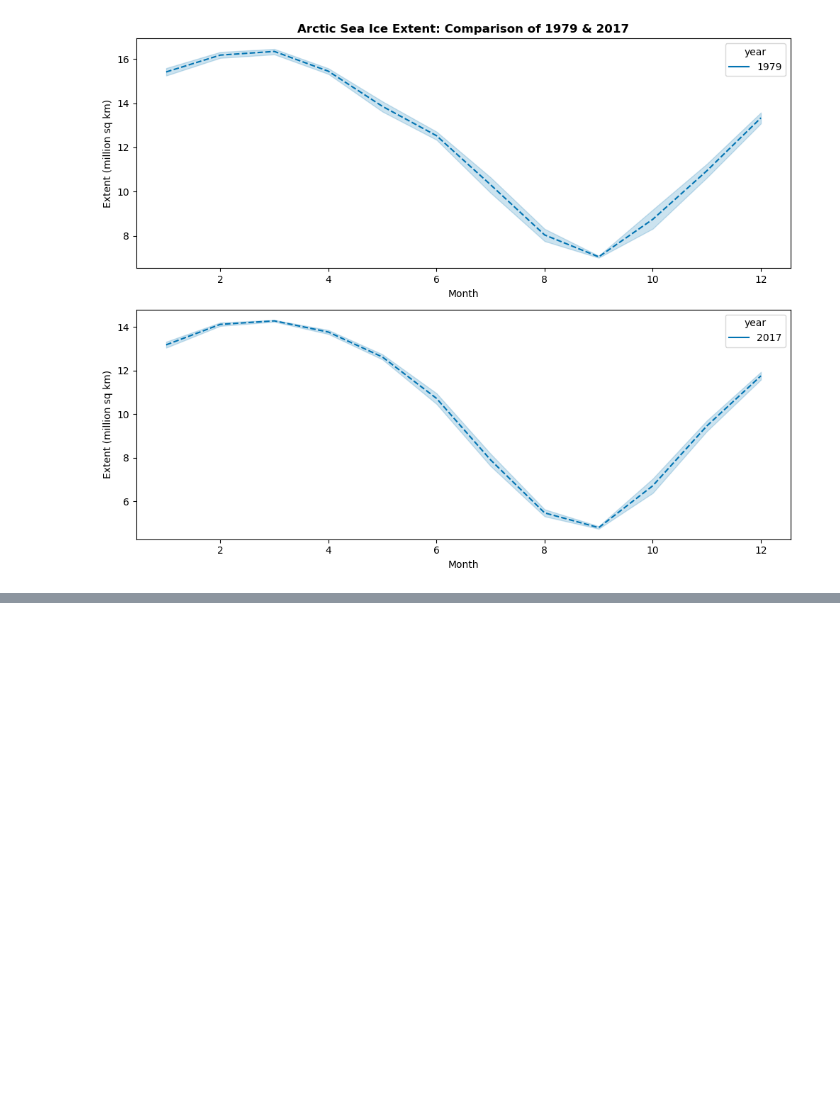
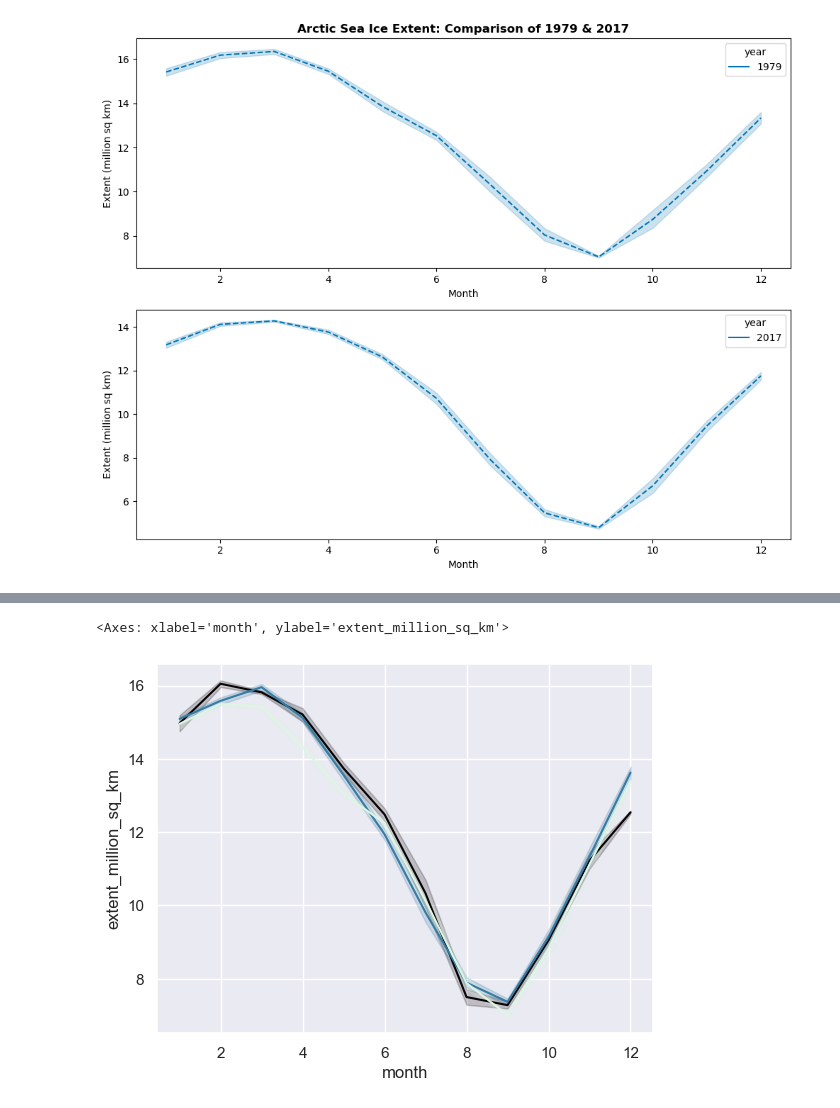
Before and after one commit to giantmagellan/SeaIceForecast, a Jupyter notebook: seaice_eda.ipynb, the cells around one changed output, grey strips where cells are left out. Drawn from its saved outputs; the diff is of its cells as text; code cells hidden in the pictures; blank space fills up the shorter version.

```diff
--- a/seaice_eda.ipynb
+++ b/seaice_eda.ipynb
@@ -147,0 +175,8 @@ plt.show()
+# %%
+# Separate data frames by decade
+df1 = sea_ice_df.where((sea_ice_df["year"] >= 1987) & (sea_ice_df["year"] <= 1989))
+# Plot the responses for different events and regions
+sns.lineplot(data=df1, x="month", y="extent_million_sq_km", hue="year", palette="mako", legend=False)
+# %% [output]
+<Axes: xlabel='month', ylabel='extent_million_sq_km'>
+[figure, added]
```
Also changed, not shown: parts of 2 cells of this notebook, 1 other file.
